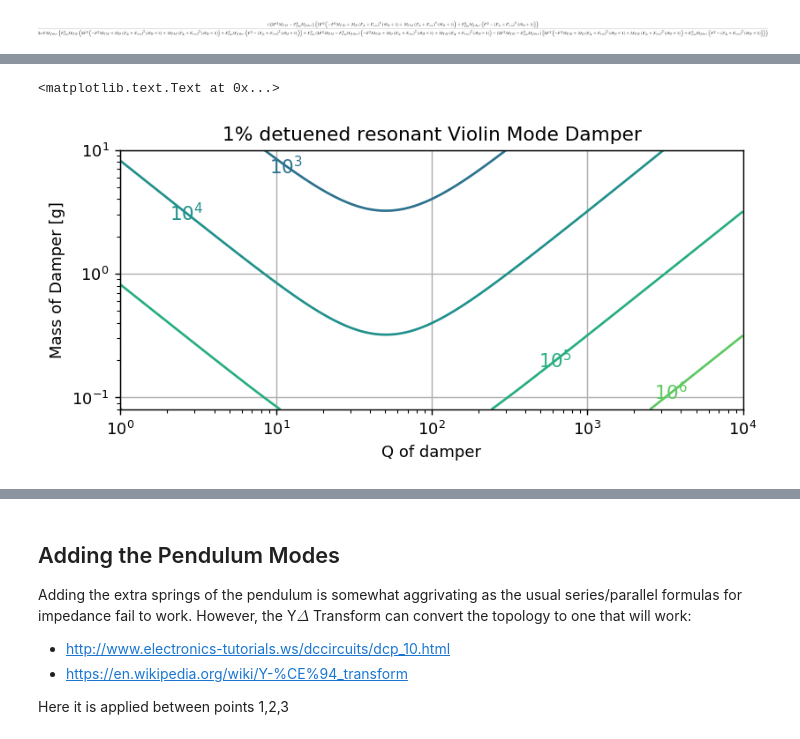
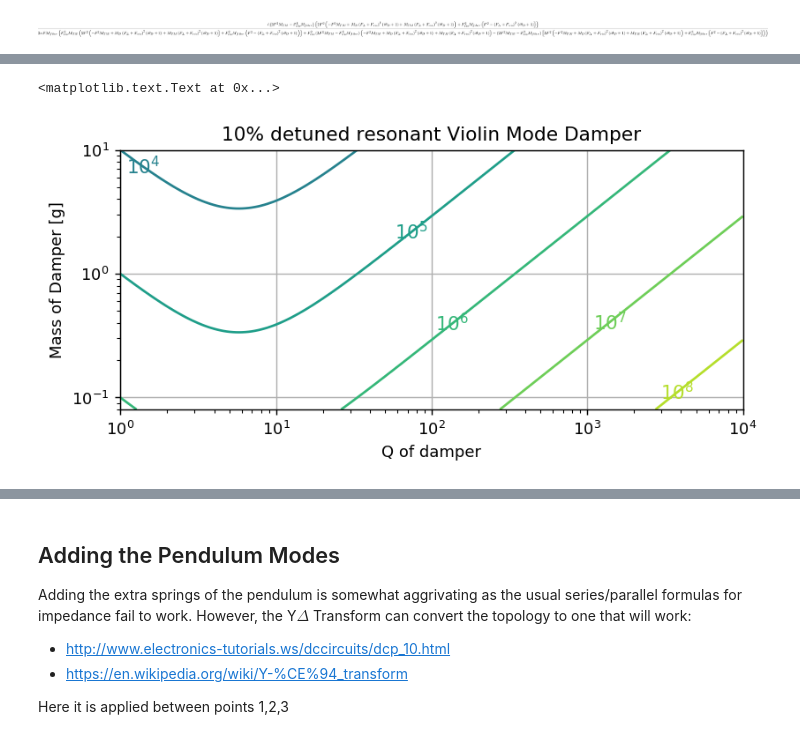
Before and after one commit to mccullerlp/phasor-doc, a Jupyter notebook: phasor/mechanical/impedance_damper.ipynb, the cells around one changed output, grey strips where cells are left out. Drawn from its saved outputs; the diff is of its cells as text; code cells hidden in the pictures.

```diff
--- a/phasor/mechanical/impedance_damper.ipynb
+++ b/phasor/mechanical/impedance_damper.ipynb
@@ -139,3 +141,6 @@ def logspaced(lower, upper, n_points):
     log_lower = np.log(lower)
     log_upper = np.log(upper)
     return np.exp(np.linspace(log_lower, log_upper, n_points))
+# %%
+M_fiber_kg_true =  (205e-4**2 * np.pi * 1e2 * 2.2e-3) / 2 #divide by two for the harmonic mode
+M_fiber_kg_true
@@ -237,14 +244,14 @@ Relative Loss
 # %%
 subst = imp.subs([(F, F_vio)]).subs({
         Mtm_kg: 40,
-        M_fiber_kg: .005,
+        M_fiber_kg: M_fiber_kg_true,
         F_vio_Hz: 500.,
         detune_F_D_Hz : 0.,
     })
 loss_eval = sympy.lambdify([loss_D, M_D], subst / abs(subst), ['numpy', 'math'])
 
-def contour_loss(loss_eval):
-    p_loss_D = logspaced(1e-4, 1, 200)
+def contour_loss(loss_eval, lowest_loss = 1e-4):
+    p_loss_D = logspaced(lowest_loss, 1, 200)
     p_M_D = logspaced(.8e-4, 1e-2, 200)
     #
 
@@ -256,7 +263,7 @@ def contour_loss(loss_eval):
         1/(p_loss_D),
         1e3 * (p_M_D),
         loss_arr,
-        levels = np.arange(0, 9),
+        levels = np.arange(0, 10),
     )
     labels = ax.clabel(
         CP,
@@ -275,6 +282,9 @@ def contour_loss(loss_eval):
 
 axB = contour_loss(loss_eval)
 axB['ax'].set_title('On resonant Violin Mode Damper')
+
+axB = contour_loss(loss_eval, lowest_loss = 1e-9)
+axB['ax'].set_title('On resonant Violin Mode Damper')
 # %% [output]
 <matplotlib.text.Text at 0x...>
 [figure]
@@ -281,14 +309,14 @@ axB['ax'].set_title('On resonant Violin Mode Damper')
 # %%
 subst = imp.subs([(F, F_vio)]).subs({
         Mtm_kg: 40,
-        M_fiber_kg: .005,
+        M_fiber_kg: M_fiber_kg_true,
         F_vio_Hz: 500,
-        detune_F_D_Hz : .01 * 500,
+        detune_F_D_Hz : .10 * 500,
     })
 loss_eval = sympy.lambdify([loss_D, M_D], subst / abs(subst), ['numpy', 'math'])
 
 axB = contour_loss(loss_eval)
-axB['ax'].set_title('1% detuened resonant Violin Mode Damper')
+axB['ax'].set_title('10% detuned resonant Violin Mode Damper')
 # %% [output]
 <matplotlib.text.Text at 0x...>
-[figure, old version]
+[figure, new version]
```
Also changed, not shown: parts of 14 cells of this notebook, 13 other files.
